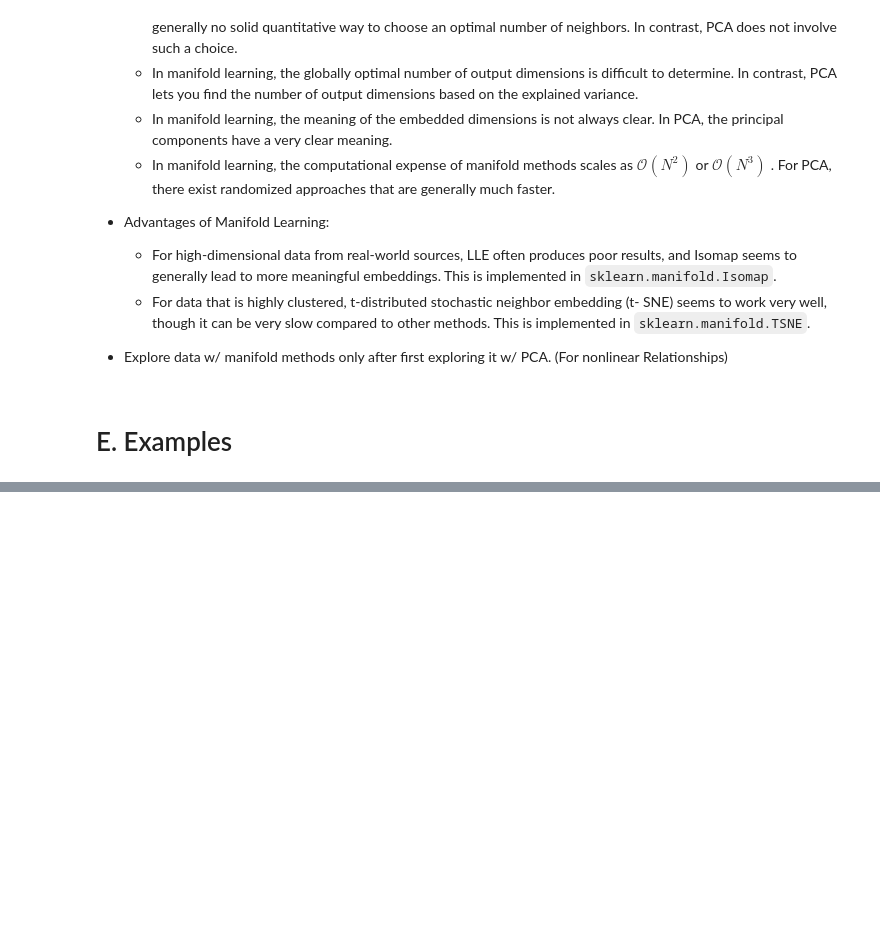
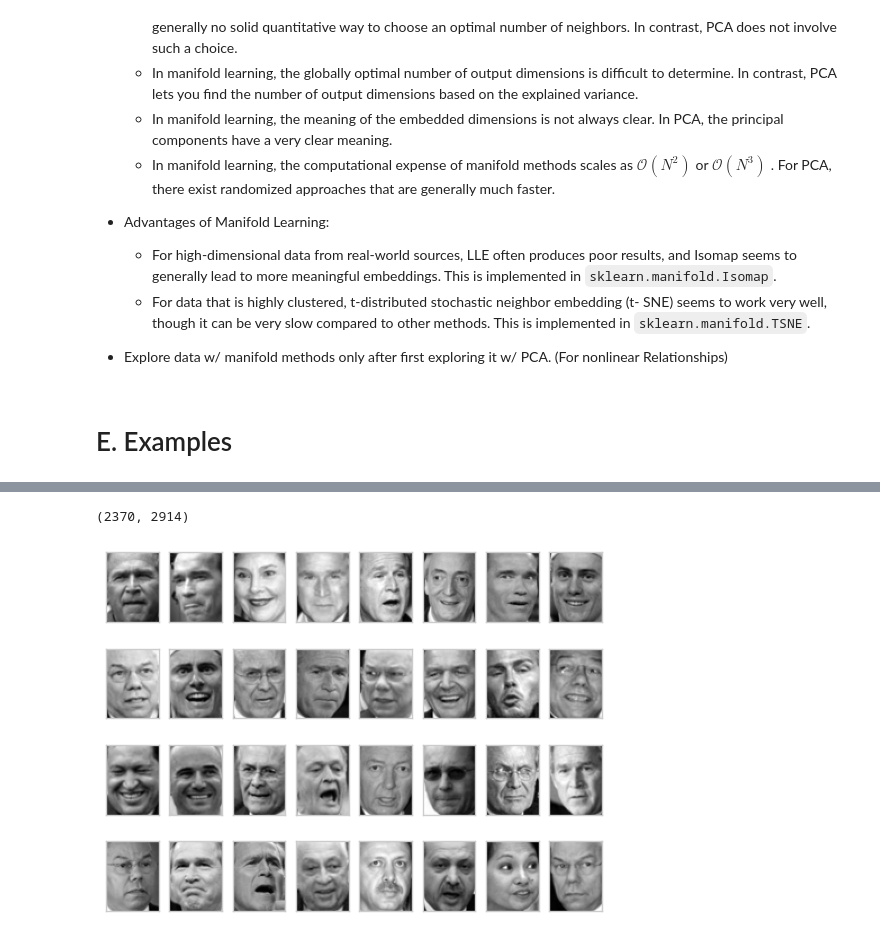
Before and after one commit to Spin8Cycle/ds-proj-remote, a Jupyter notebook: PDSHEx/ml_sklearn_notes/ml_manifold_learning.ipynb, the cells around one changed output, grey strips where cells are left out. Drawn from its saved outputs; the diff is of its cells as text; code cells hidden in the pictures; blank space fills up the shorter version.

```diff
--- a/PDSHEx/ml_sklearn_notes/ml_manifold_learning.ipynb
+++ b/PDSHEx/ml_sklearn_notes/ml_manifold_learning.ipynb
@@ -210,0 +215,14 @@ visualization of high-dimensional data.
+# %%
+from sklearn.datasets import fetch_lfw_people
+
+faces = fetch_lfw_people(min_faces_per_person=30)
+faces.data.shape
+# %% [output]
+(2370, 2914)
+# %%
+fig, ax = plt.subplots(4, 8, subplot_kw=dict(xticks=[], yticks=[]))
+
+for i, axi in enumerate(ax.flat):
+    axi.imshow(faces.images[i], cmap='gray')
+# %% [output]
+[figure, added]
```
Also changed, not shown: parts of 6 cells of this notebook.
